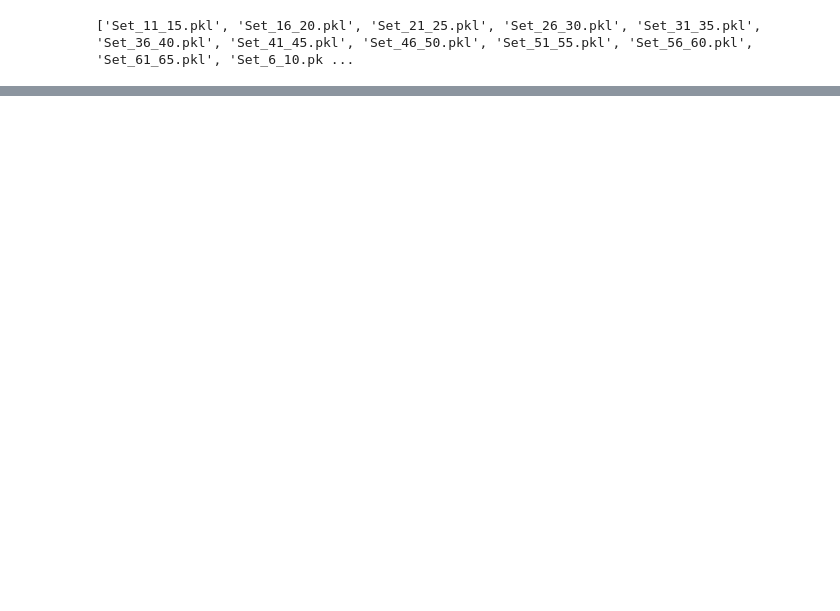
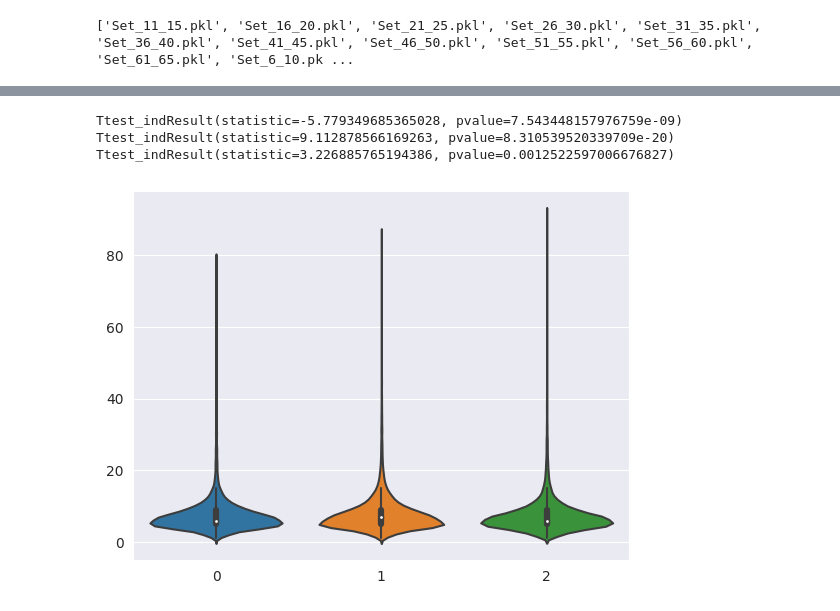
Before and after one commit to usc-sail/SAIM-ADS, a Jupyter notebook: notebooks/basic_data_parsing.ipynb, the cells around one changed output, grey strips where cells are left out. Cells and saved outputs as stored; diff of their text form; code cells hidden in the pictures; blank space fills up the shorter version.

```diff
--- a/notebooks/basic_data_parsing.ipynb
+++ b/notebooks/basic_data_parsing.ipynb
@@ -134,0 +321,10 @@ total 7128
+# %%
+start_tone_reason_tot=[]
+mid_tone_reason_tot=[]
+end_tone_reason_tot=[]
+
+for key in list(dict_MM_AU_sample.keys()):
+
+    start_tone_reason_tot=start_tone_reason_tot+dict_MM_AU_sample[key]['Start_reason']
+    mid_tone_reason_tot=mid_tone_reason_tot+dict_MM_AU_sample[key]['Middle_reason']
+    end_tone_reason_tot=end_tone_reason_tot+dict_MM_AU_sample[key]['End_reason']
@@ -134,0 +343,18 @@ total 7128
+# %%
+import numpy as np
+
+
+start_reason_len=[]
+for s in tqdm(start_tone_reason_tot):
+    start_word_list=s.split(" ")
+    start_reason_len.append(len(start_word_list))
+
+mid_reason_len=[]
+for s in tqdm(mid_tone_reason_tot):
+    mid_word_list=s.split(" ")
+    mid_reason_len.append(len(mid_word_list))
+
+end_reason_len=[]
+for s in tqdm(end_tone_reason_tot):
+    end_word_list=s.split(" ")
+    end_reason_len.append(len(end_word_list))
@@ -134,0 +390,21 @@ total 7128
+# %%
+#box plot of the three lengths
+
+import matplotlib.pyplot as plt
+from scipy import stats
+import seaborn as sns
+sns.set_style('darkgrid')
+
+reason_len=[start_reason_len,mid_reason_len,end_reason_len]
+
+sns.violinplot(reason_len)
+
+#significantly different or not
+print(stats.ttest_ind(start_reason_len, mid_reason_len))
+print(stats.ttest_ind(mid_reason_len, end_reason_len))
+print(stats.ttest_ind(start_reason_len, end_reason_len))
+# %% [output]
+Ttest_indResult(statistic=-5.779349685365028, pvalue=7.543448157976759e-09)
+Ttest_indResult(statistic=9.112878566169263, pvalue=8.310539520339709e-20)
+Ttest_indResult(statistic=3.226885765194386, pvalue=0.0012522597006676827)
+[figure, added]
```
Also changed, not shown: parts of 36 cells of this notebook, 2 other files.
